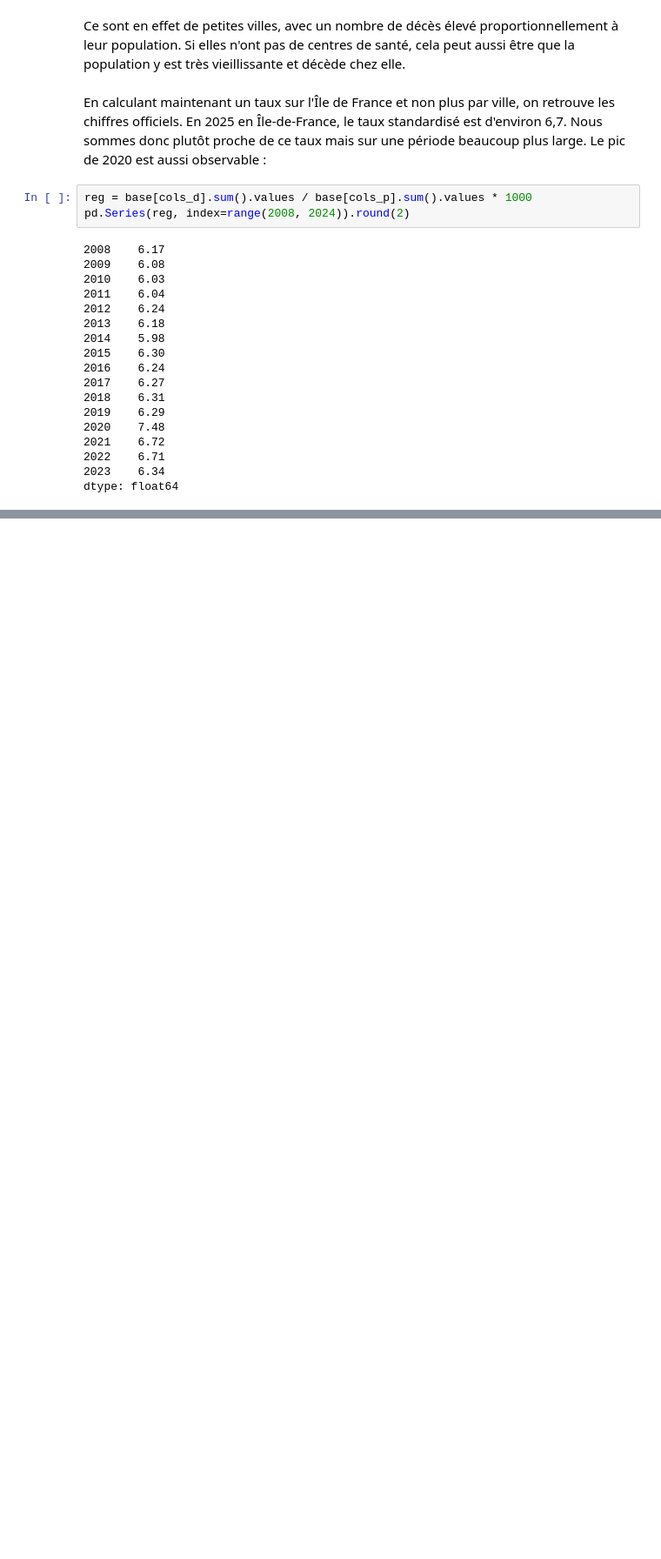
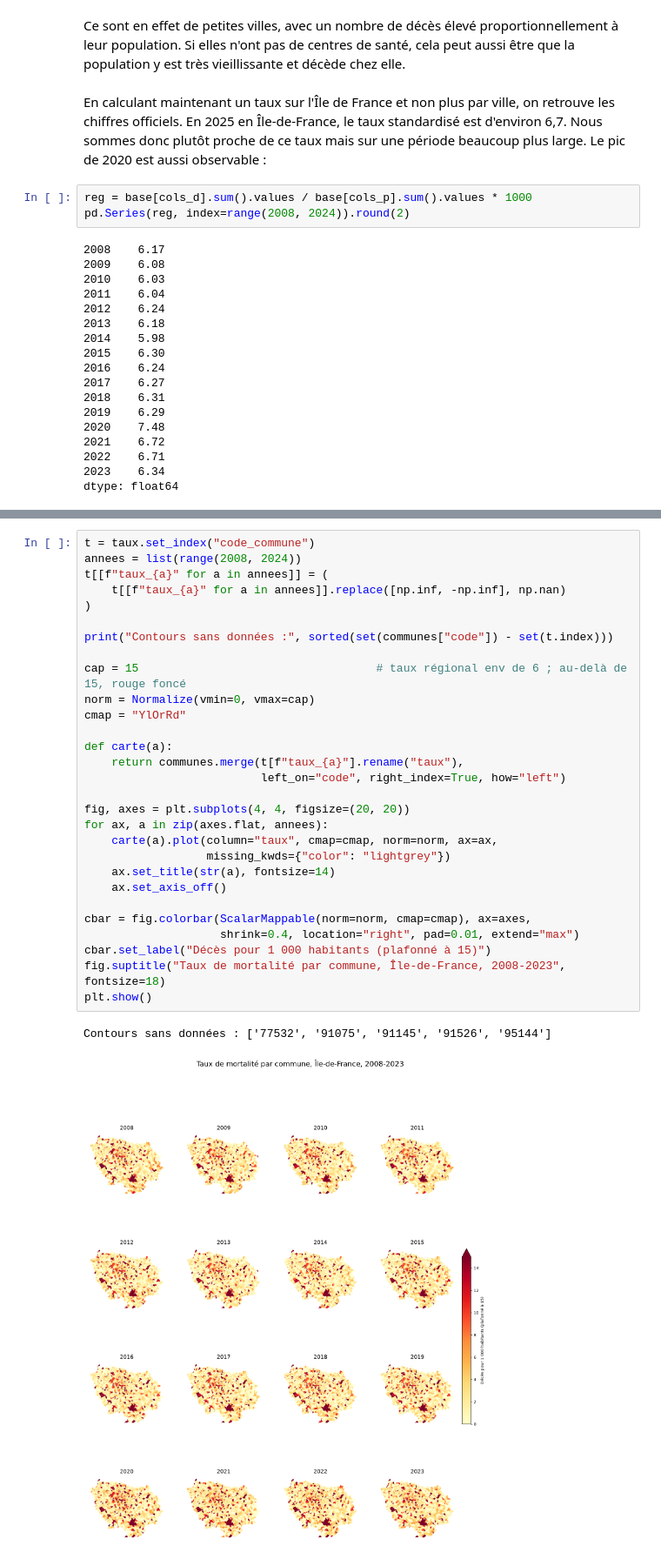
Before and after one commit to TomasAMG7/Python_S1_Challut_Garcia_Mossel, a Jupyter notebook: DATA/data_mortalité.ipynb, the cells around one changed output, grey strips where cells are left out. Shown at 87% size. Saved outputs shown, nothing was run; the diff lists cells and outputs as text; blank space fills up the shorter version.

```diff
--- a/DATA/data_mortalité.ipynb
+++ b/DATA/data_mortalité.ipynb
@@ -715,0 +748,32 @@ repres graphique
+# %%
+t = taux.set_index("code_commune")
+annees = list(range(2008, 2024))
+t[[f"taux_{a}" for a in annees]] = (
+    t[[f"taux_{a}" for a in annees]].replace([np.inf, -np.inf], np.nan)
+)
+
+print("Contours sans données :", sorted(set(communes["code"]) - set(t.index)))
+
+cap = 15                                   # taux régional env de 6 ; au-delà de 15, rouge foncé
+norm = Normalize(vmin=0, vmax=cap)
+cmap = "YlOrRd"
+
+def carte(a):
+    return communes.merge(t[f"taux_{a}"].rename("taux"),
+                          left_on="code", right_index=True, how="left")
+
+fig, axes = plt.subplots(4, 4, figsize=(20, 20))
+for ax, a in zip(axes.flat, annees):
+    carte(a).plot(column="taux", cmap=cmap, norm=norm, ax=ax,
+                  missing_kwds={"color": "lightgrey"})
+    ax.set_title(str(a), fontsize=14)
+    ax.set_axis_off()
+
+cbar = fig.colorbar(ScalarMappable(norm=norm, cmap=cmap), ax=axes,
+                    shrink=0.4, location="right", pad=0.01, extend="max")
+cbar.set_label("Décès pour 1 000 habitants (plafonné à 15)")
+fig.suptitle("Taux de mortalité par commune, Île-de-France, 2008-2023", fontsize=18)
+plt.show()
+# %% [output]
+Contours sans données : ['77532', '91075', '91145', '91526', '95144']
+[figure, added]
```
Also changed, not shown: parts of 5 cells of this notebook.
